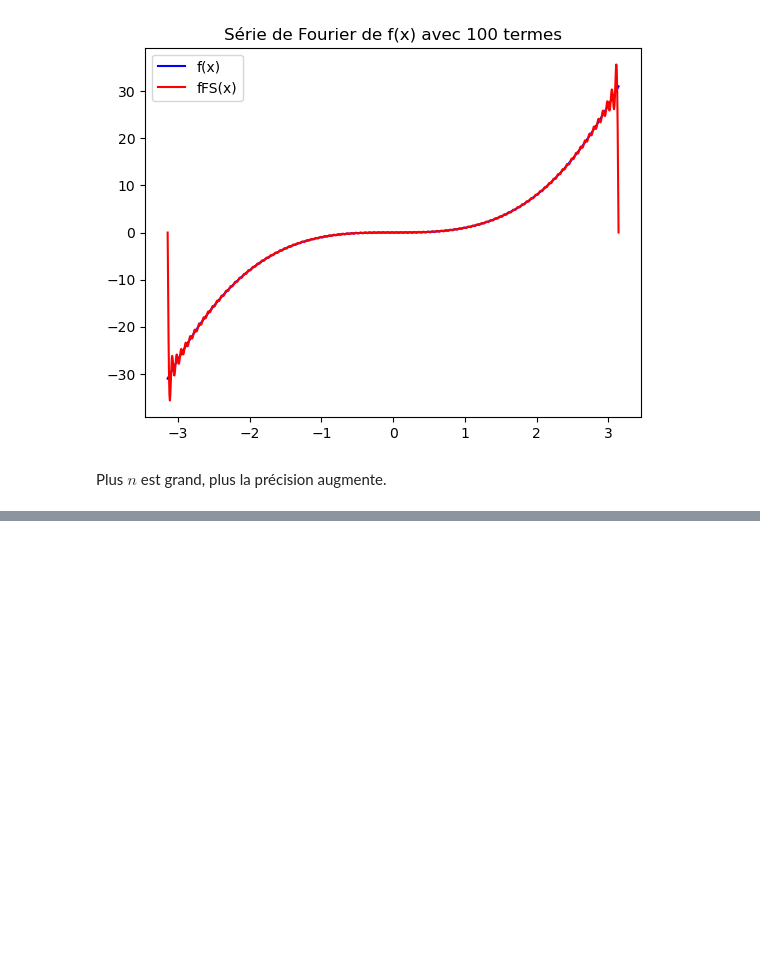
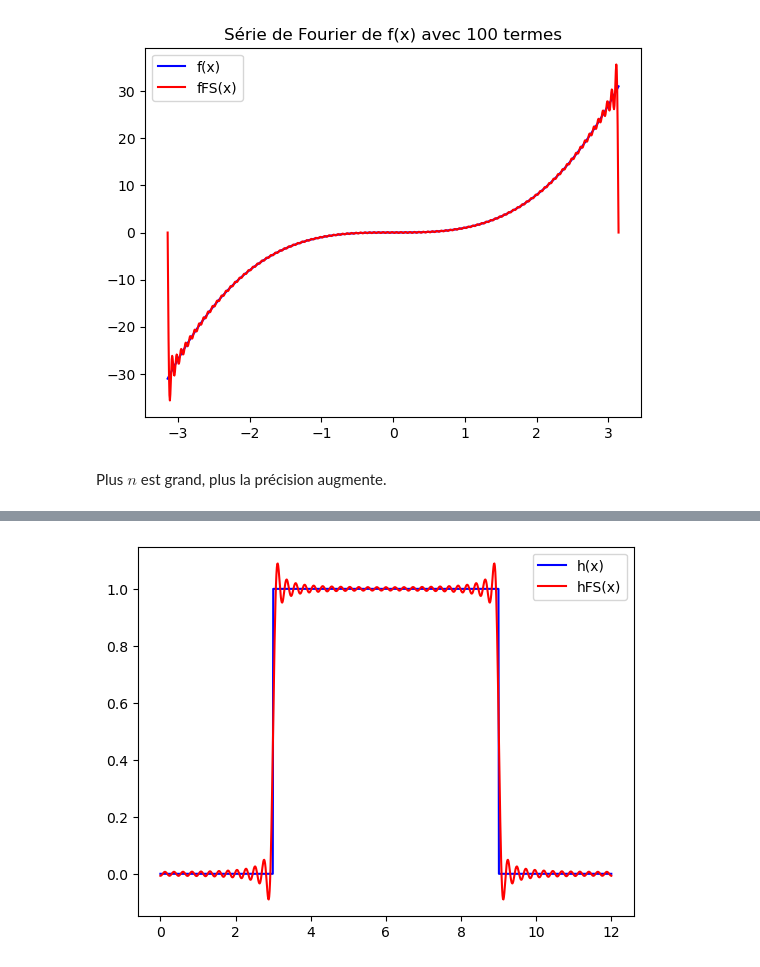
Before and after one commit to Zach3292/Calcul3, a Jupyter notebook: Note de cours.ipynb, the cells around one changed output, grey strips where cells are left out. Drawn from its saved outputs; the diff is of its cells as text; code cells hidden in the pictures; blank space fills up the shorter version.

```diff
--- a/Note de cours.ipynb
+++ b/Note de cours.ipynb
@@ -1165,0 +1178,31 @@ Plus $n$ est grand, plus la précision augmente.
+# %%
+import numpy as np
+import matplotlib.pyplot as plt
+import scipy.integrate as scpint
+
+L = 12
+x = np.linspace(0, L, 1000)
+n = x.shape[0]
+nquart = int(np.floor(n/4))
+
+h = np.zeros_like(x)
+h[nquart:3*nquart] = 1
+
+kmax = 50
+Ah = np.zeros(kmax + 1)
+Bh = np.zeros(kmax + 1)
+
+Ah[0] = 2 * scpint.simpson(h, x) / L
+hFS = Ah[0] / 2
+
+for k in range(1, kmax + 1):
+    Ah[k] = 2 * scpint.simpson(h * np.cos(k * 2 * np.pi * x / L), x) / L
+    Bh[k] = 2 * scpint.simpson(h * np.sin(k * 2 * np.pi * x / L), x) / L
+    hFS += Ah[k] * np.cos(k * 2 * np.pi * x / L) + Bh[k] * np.sin(k * 2 * np.pi * x / L)
+
+plt.plot(x, h, 'b', label = 'h(x)')
+plt.plot(x, hFS, 'r', label = 'hFS(x)')
+plt.legend()
+plt.show()
+# %% [output]
+[figure, added]
```
Also changed, not shown: parts of 5 cells of this notebook.
